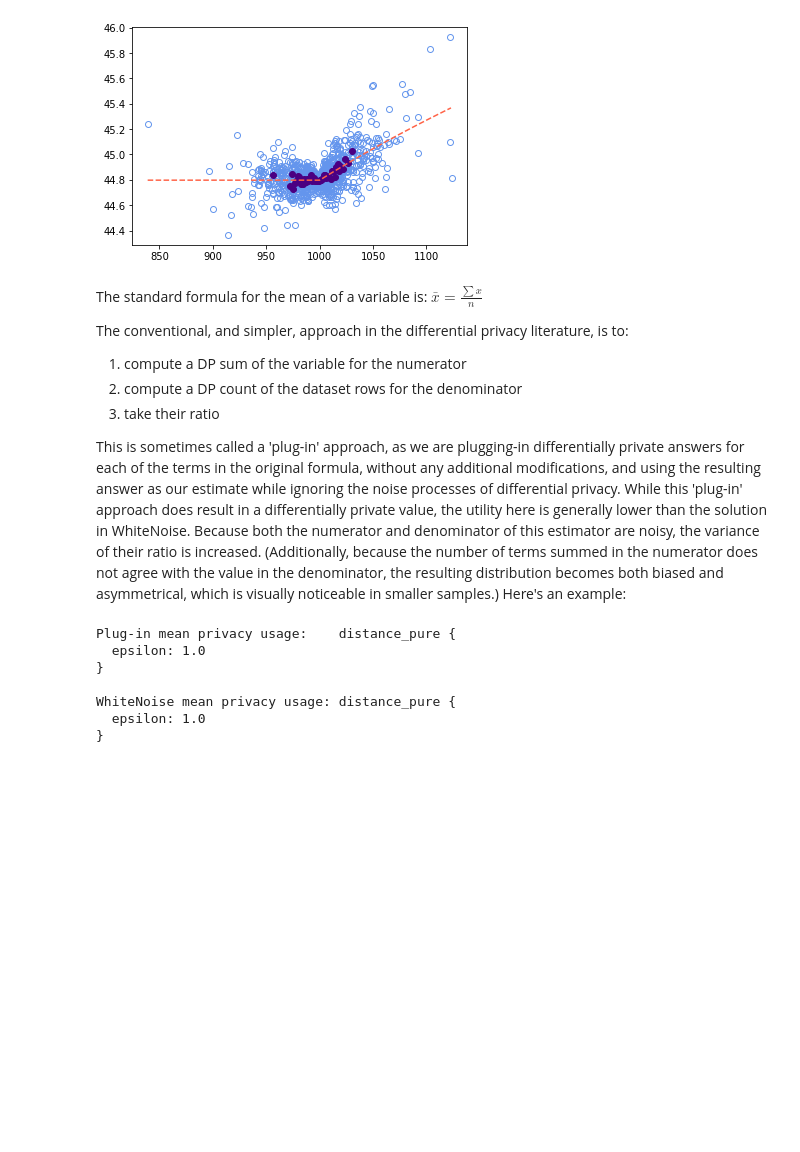
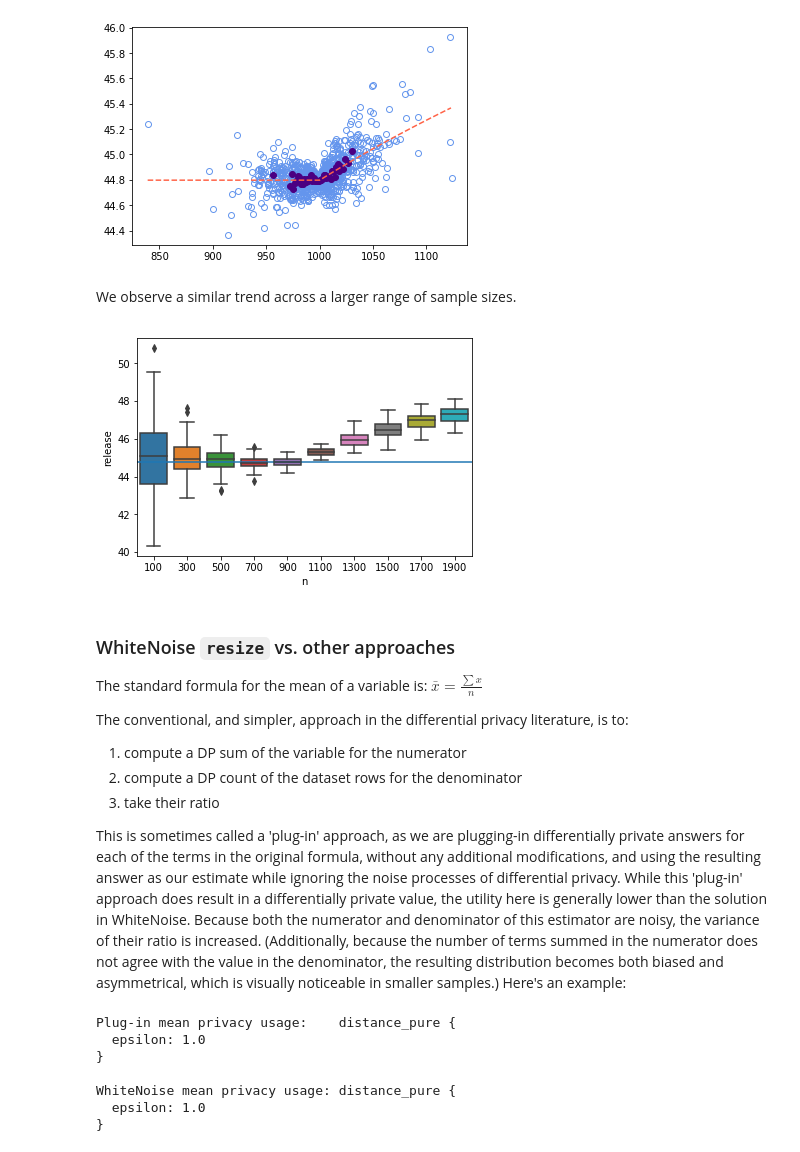
Before and after one commit to opendp/smartnoise-samples, a Jupyter notebook: analysis/unknown_dataset_size.ipynb, the cells around one changed output. Saved outputs shown, nothing was run; the diff lists cells and outputs as text; code cells hidden in the pictures; blank space fills up the shorter version.

Commit message:
release dist by n

```diff
--- a/analysis/unknown_dataset_size.ipynb
+++ b/analysis/unknown_dataset_size.ipynb
@@ -233,7 +232,50 @@ plt.plot(expected_values[:, 0], expected_values[:, 1], linestyle='--', color = '
 # %% [output]
 [<matplotlib.lines.Line2D at 0x...>]
 [figure]
+# %% [markdown]
+We observe a similar trend across a larger range of sample sizes.
+# %%
+import pandas as pd
+import seaborn as sns
+
+# initialize data
+n_range = range(100, 2001, 200)
+n_sims = 50
+ns = []
+releases = []
+
+with whitenoise.Analysis(dynamic=True) as analysis:
+    data = whitenoise.Dataset(path = data_path, column_names = var_names)
+    age_dt = op.cast(data['age'], type="FLOAT")
+
+    for n in n_range:
+        for index in range(n_sims):
+            # get mean of age
+            ns.append(n)
+            releases.append(op.dp_mean(data = age_dt,
+                              privacy_usage = {'epsilon': 1},
+                              data_min = 0.,
+                              data_max = 100.,
+                              data_n = n))
+analysis.release()
+
+# get released values
+values = [release.value for release in releases]
+df = pd.DataFrame({'n': ns, 'release': values})
+# %%
+# get true mean
+data = np.genfromtxt(data_path, delimiter=',', names=True)
+age = list(data[:]['age'])
+true_mean_age = statistics.mean(age)
+
+# plot distribution of releases by n
+plot = sns.boxplot(x = 'n', y = 'release', data = df)
+plot.axhline(true_mean_age)
+plt.show()
+# %% [output]
+[figure, added]
 # %% [markdown]
+### WhiteNoise `resize` vs. other approaches
 The standard formula for the mean of a variable is:
 $\bar{x} = \frac{\sum{x}}{n}$
 
```
Also changed, not shown: parts of 4 cells of this notebook.
